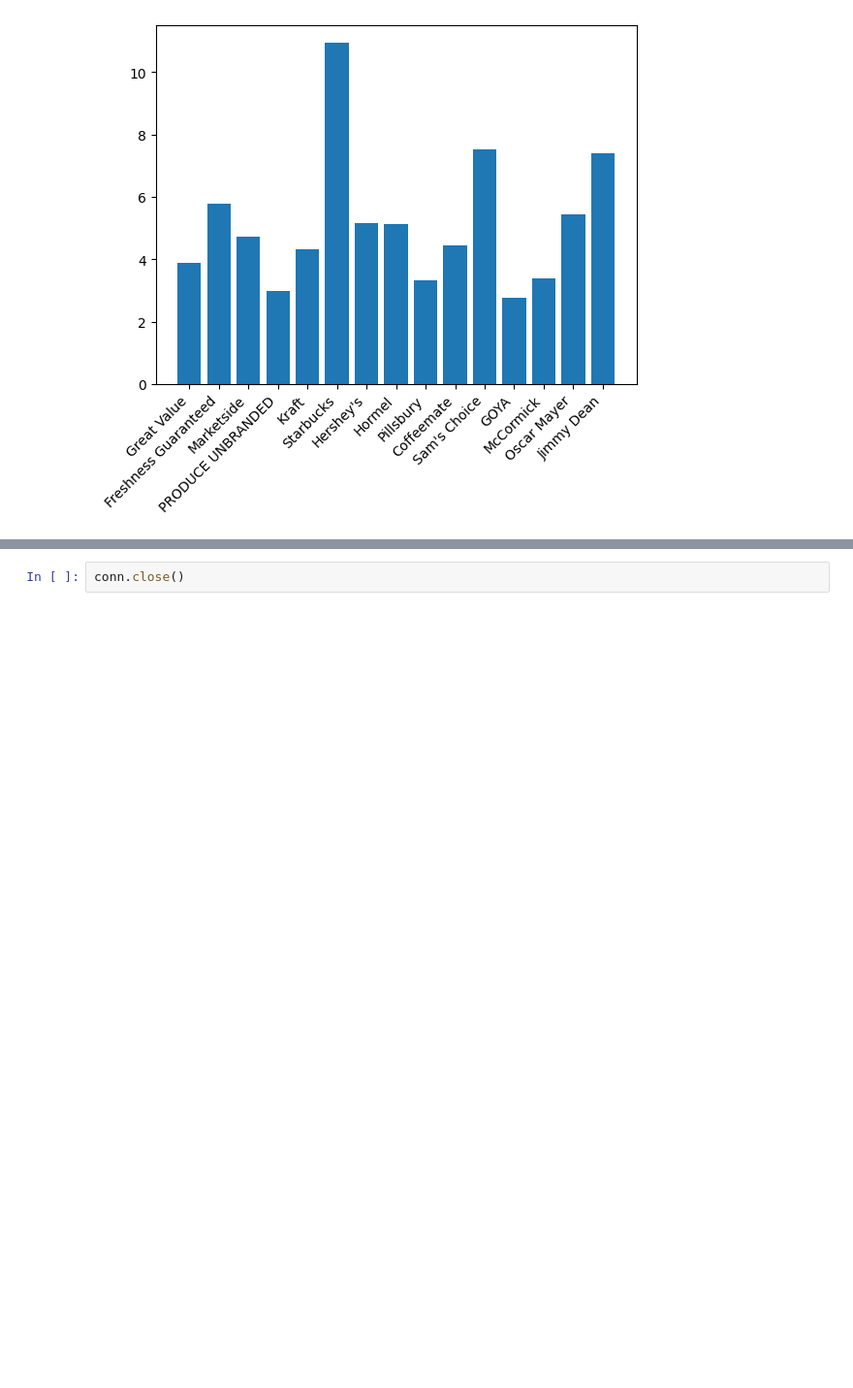
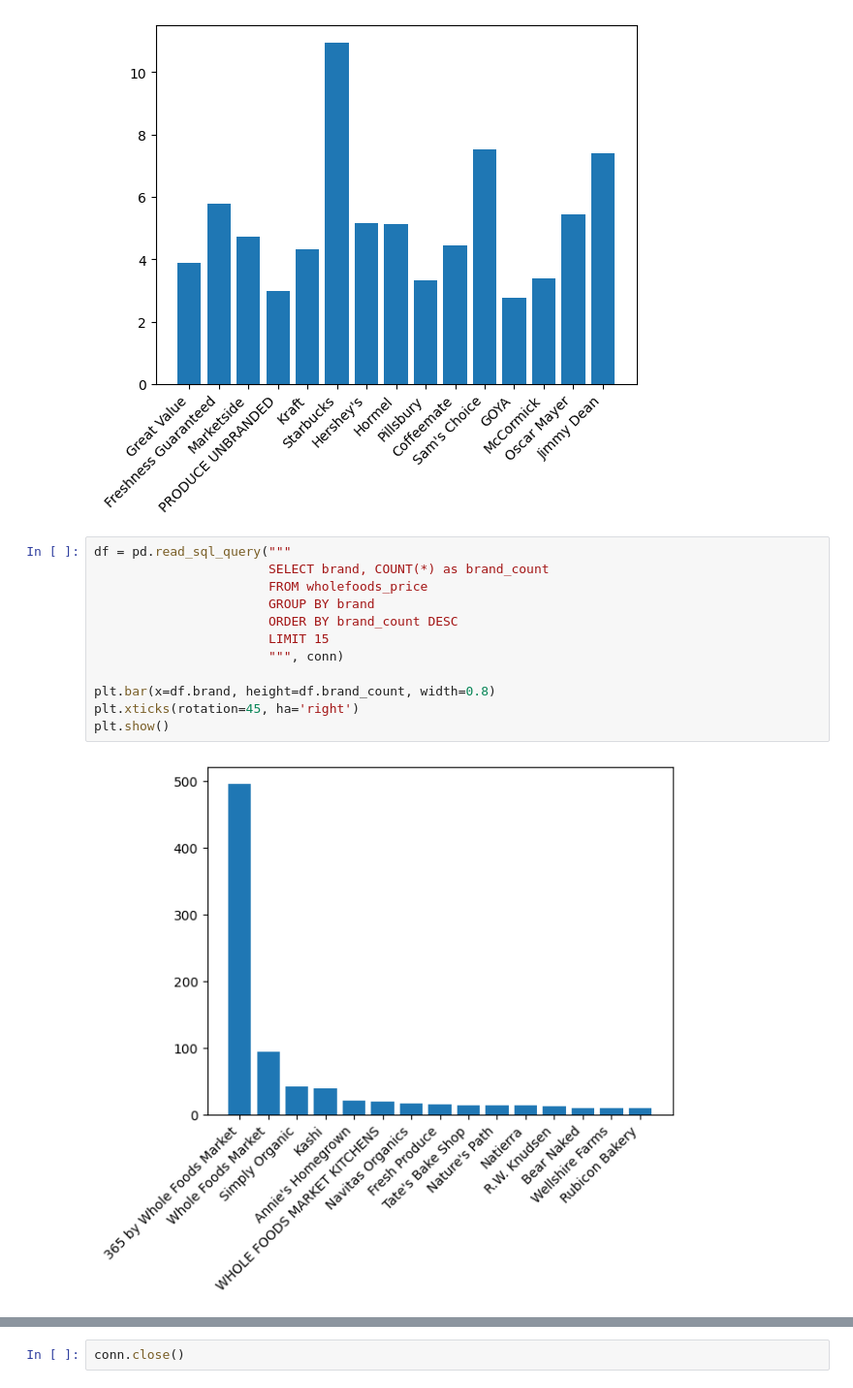
Before and after one commit to Sean-Regan/CAP5771-project, a Jupyter notebook: milestone1.ipynb, the cells around one changed output, grey strips where cells are left out. Shown at 97% size. Drawn from its saved outputs; the diff is of its cells as text; blank space fills up the shorter version.

Commit message:
Updated setup and milestone to include the scraped whole foods dataset

```diff
--- a/milestone1.ipynb
+++ b/milestone1.ipynb
@@ -78,3 +78,17 @@ plt.xticks(rotation=45, ha='right')
 plt.show()
 # %% [output]
 [figure]
+# %%
+df = pd.read_sql_query("""
+                       SELECT brand, COUNT(*) as brand_count
+                       FROM wholefoods_price
+                       GROUP BY brand
+                       ORDER BY brand_count DESC
+                       LIMIT 15
+                       """, conn)
+
+plt.bar(x=df.brand, height=df.brand_count, width=0.8)
+plt.xticks(rotation=45, ha='right')
+plt.show()
+# %% [output]
+[figure, added]
```
Also changed, not shown: parts of 1 cell of this notebook, 1 other file.
